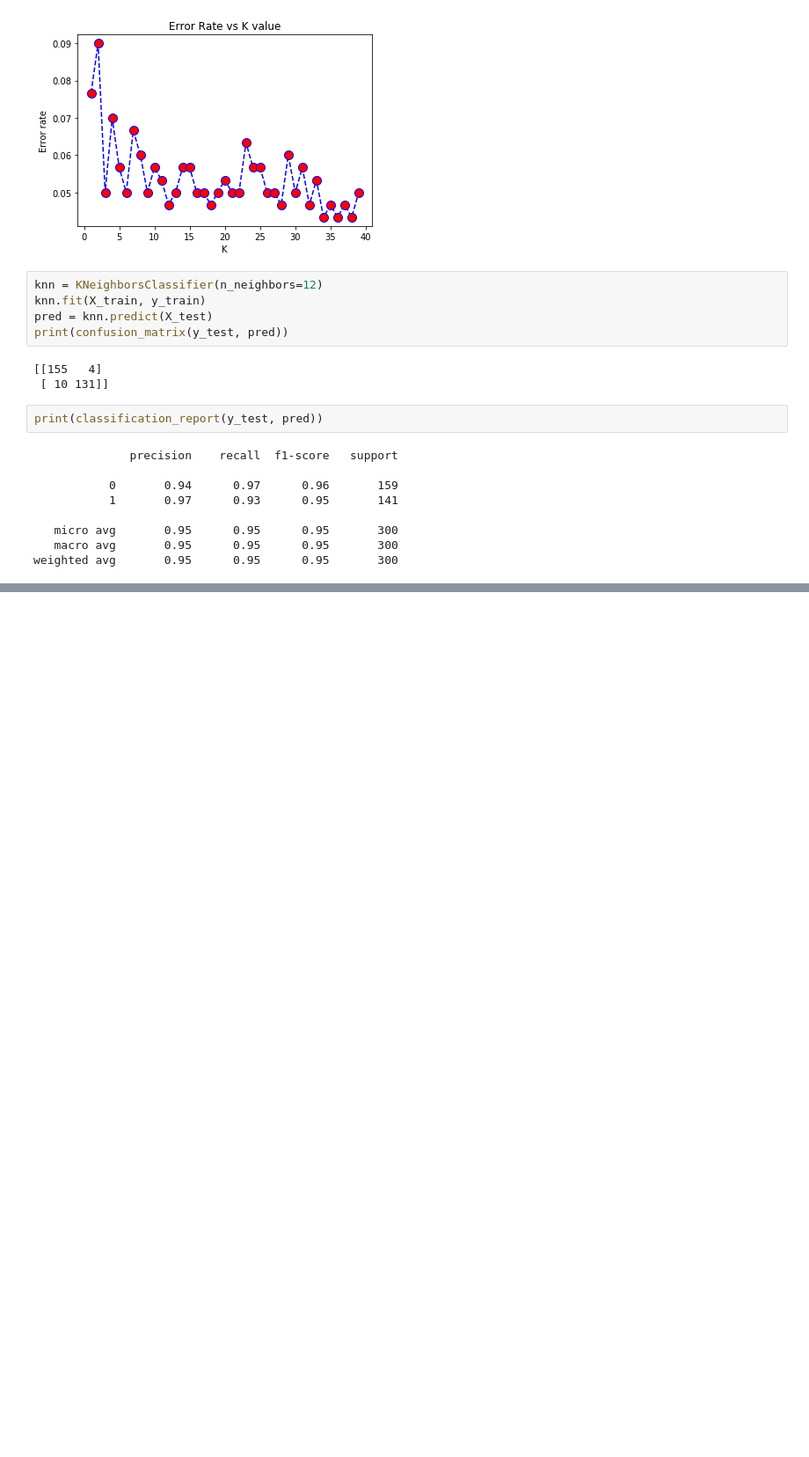
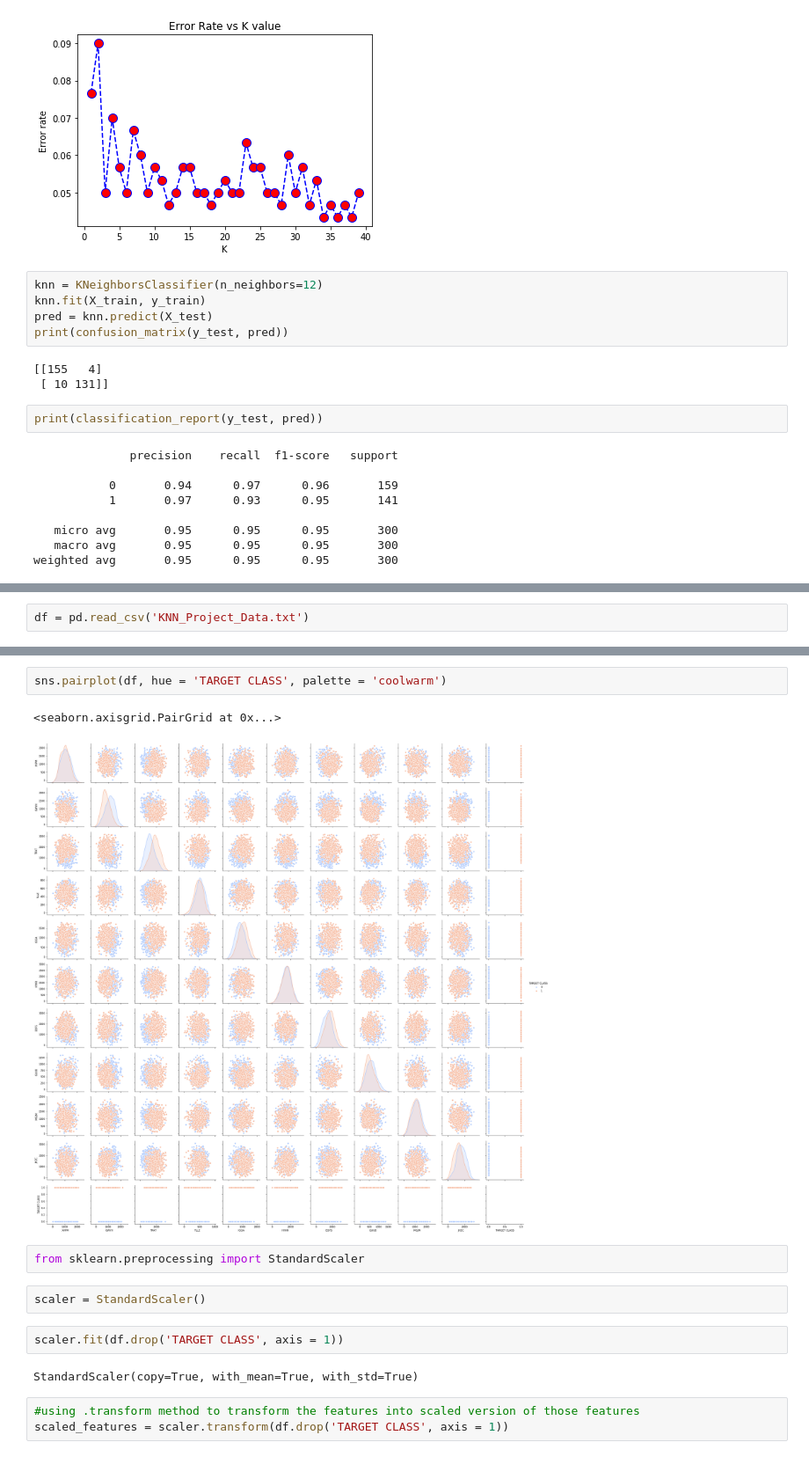
Before and after one commit to millitroy/machine-learning, a Jupyter notebook: Algorithms practice/ML part 2 (knn, trees).ipynb, the cells around one changed output, grey strips where cells are left out. Shown at 88% size. Cells and saved outputs as stored; diff of their text form; blank space fills up the shorter version.

```diff
--- a/Algorithms practice/ML part 2 (knn, trees).ipynb
+++ b/Algorithms practice/ML part 2 (knn, trees).ipynb
@@ -160,0 +163,2 @@ weighted avg       0.95      0.95      0.95       300
+# %%
+df = pd.read_csv('KNN_Project_Data.txt')
@@ -160,0 +202,16 @@ weighted avg       0.95      0.95      0.95       300
+# %%
+sns.pairplot(df, hue = 'TARGET CLASS', palette = 'coolwarm')
+# %% [output]
+<seaborn.axisgrid.PairGrid at 0x...>
+[figure, added]
+# %%
+from sklearn.preprocessing import StandardScaler
+# %%
+scaler = StandardScaler()
+# %%
+scaler.fit(df.drop('TARGET CLASS', axis = 1))
+# %% [output]
+StandardScaler(copy=True, with_mean=True, with_std=True)
+# %%
+#using .transform method to transform the features into scaled version of those features
+scaled_features = scaler.transform(df.drop('TARGET CLASS', axis = 1))
```
Also changed, not shown: parts of 53 cells of this notebook.
